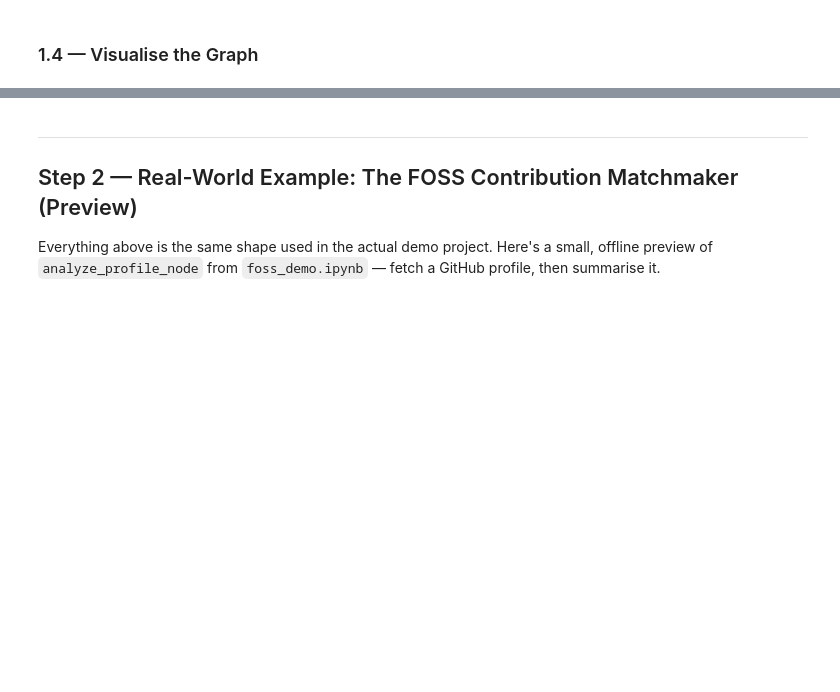
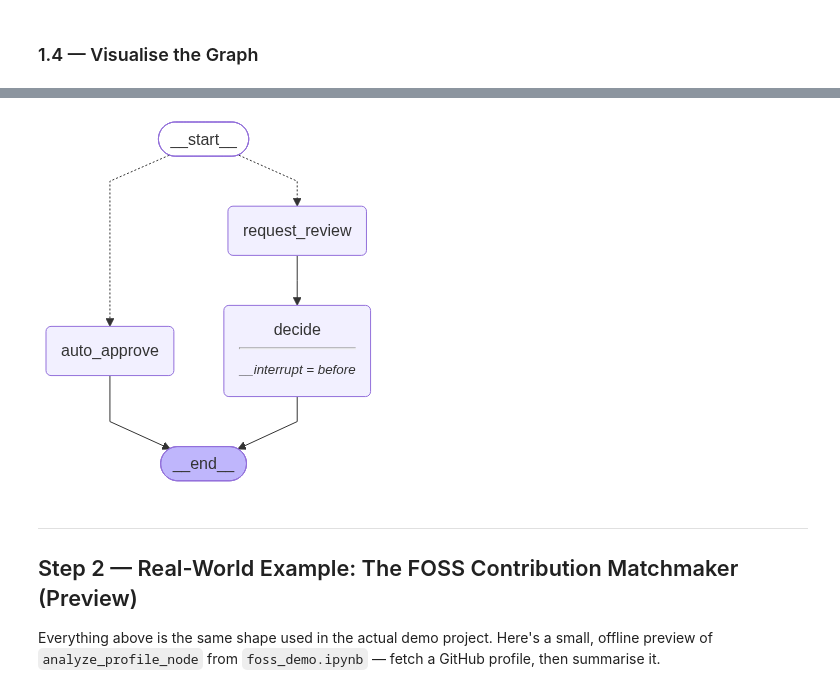
Before and after one commit to ajmalbinnizam/foss-2026-07, a Jupyter notebook: study_notebooks/02_langgraph_basics.ipynb, the cells around one changed output, grey strips where cells are left out. Saved outputs shown, nothing was run; the diff lists cells and outputs as text; code cells hidden in the pictures; blank space fills up the shorter version.

Commit message:
lang graph output in colab -done

```diff
--- a/study_notebooks/02_langgraph_basics.ipynb
+++ b/study_notebooks/02_langgraph_basics.ipynb
@@ -197,3 +232,8 @@ print(expense_gate.get_graph().draw_mermaid())
+# %%
+from IPython.display import Image, display
+display(Image(expense_gate.get_graph().draw_mermaid_png()))
+# %% [output]
+[figure, added]
 # %% [markdown]
 ---
 ## Step 2 — Real-World Example: The FOSS Contribution Matchmaker (Preview)
```
Also changed, not shown: parts of 11 cells of this notebook.
